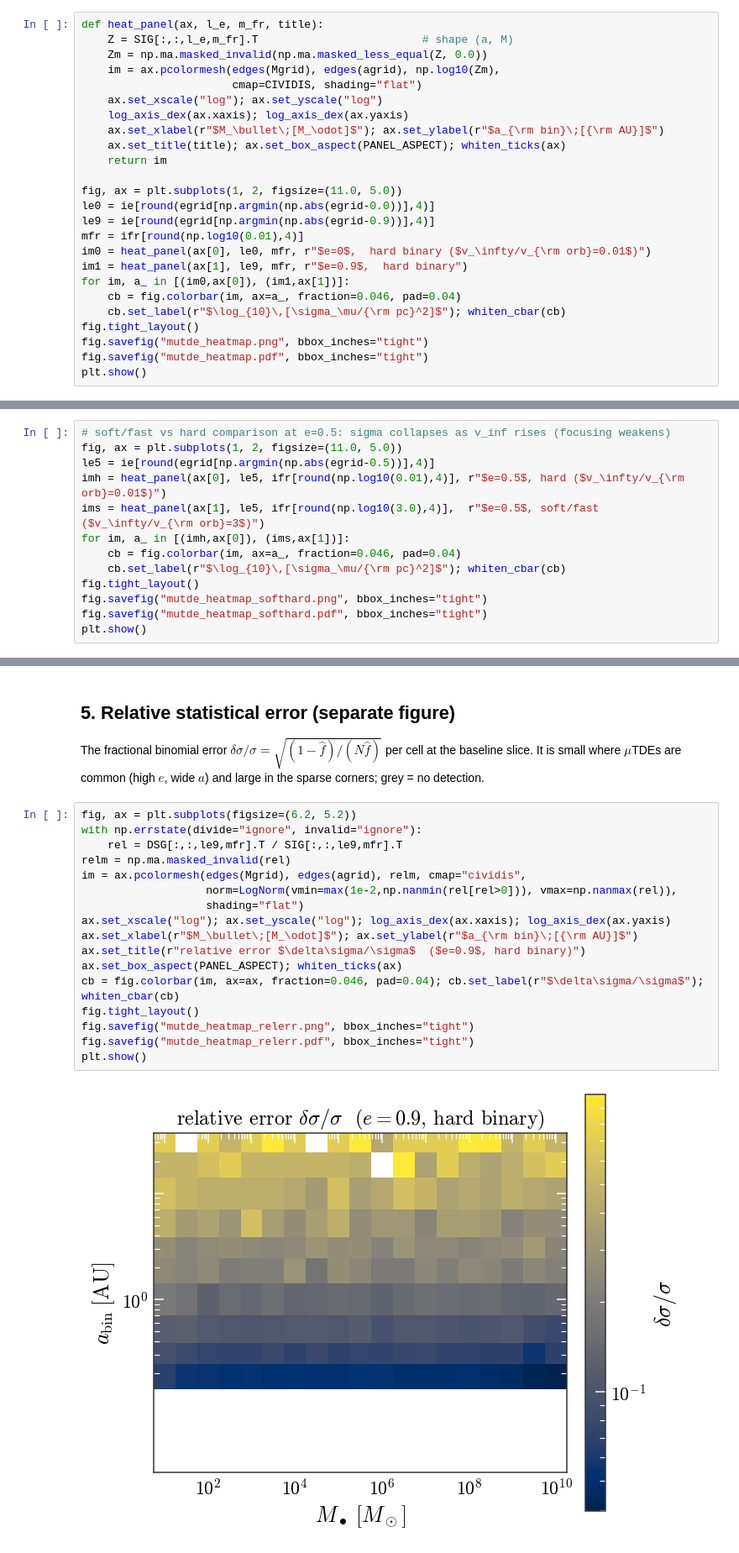
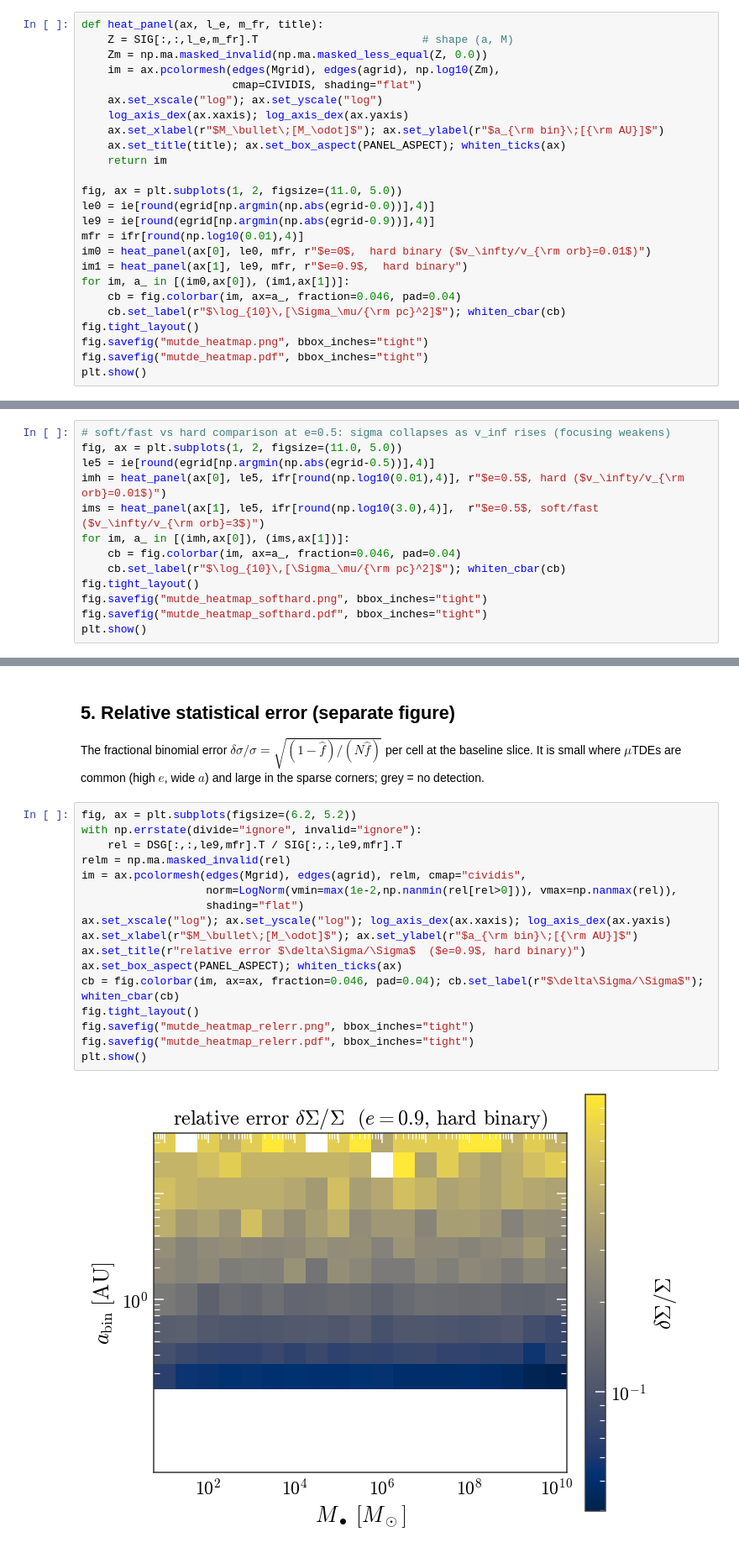
Before and after one commit to Kkritos/smbh-binary, a Jupyter notebook: analysis/bhstar_mutde/notebooks/analyze_mutde_cross_sections.ipynb, the cells around one changed output, grey strips where cells are left out. Shown at 84% size. Cells and saved outputs as stored; diff of their text form.

```diff
--- a/analysis/bhstar_mutde/notebooks/analyze_mutde_cross_sections.ipynb
+++ b/analysis/bhstar_mutde/notebooks/analyze_mutde_cross_sections.ipynb
@@ -259,7 +259,7 @@ im0 = heat_panel(ax[0], le0, mfr, r"$e=0$,  hard binary ($v_\infty/v_{\rm orb}=0
 im1 = heat_panel(ax[1], le9, mfr, r"$e=0.9$,  hard binary")
 for im, a_ in [(im0,ax[0]), (im1,ax[1])]:
     cb = fig.colorbar(im, ax=a_, fraction=0.046, pad=0.04)
-    cb.set_label(r"$\log_{10}\,[\sigma_\mu/{\rm pc}^2]$"); whiten_cbar(cb)
+    cb.set_label(r"$\log_{10}\,[\Sigma_\mu/{\rm pc}^2]$"); whiten_cbar(cb)
 fig.tight_layout()
 fig.savefig("mutde_heatmap.png", bbox_inches="tight")
 fig.savefig("mutde_heatmap.pdf", bbox_inches="tight")
@@ -274,7 +274,7 @@ imh = heat_panel(ax[0], le5, ifr[round(np.log10(0.01),4)], r"$e=0.5$, hard ($v_\
 ims = heat_panel(ax[1], le5, ifr[round(np.log10(3.0),4)],  r"$e=0.5$, soft/fast ($v_\infty/v_{\rm orb}=3$)")
 for im, a_ in [(imh,ax[0]), (ims,ax[1])]:
     cb = fig.colorbar(im, ax=a_, fraction=0.046, pad=0.04)
-    cb.set_label(r"$\log_{10}\,[\sigma_\mu/{\rm pc}^2]$"); whiten_cbar(cb)
+    cb.set_label(r"$\log_{10}\,[\Sigma_\mu/{\rm pc}^2]$"); whiten_cbar(cb)
 fig.tight_layout()
 fig.savefig("mutde_heatmap_softhard.png", bbox_inches="tight")
 fig.savefig("mutde_heatmap_softhard.pdf", bbox_inches="tight")
@@ -290,22 +290,22 @@ sparse corners; grey = no detection.
 # %%
 fig, ax = plt.subplots(figsize=(6.2, 5.2))
 with np.errstate(divide="ignore", invalid="ignore"):
     rel = DSG[:,:,le9,mfr].T / SIG[:,:,le9,mfr].T
 relm = np.ma.masked_invalid(rel)
 im = ax.pcolormesh(edges(Mgrid), edges(agrid), relm, cmap="cividis",
                    norm=LogNorm(vmin=max(1e-2,np.nanmin(rel[rel>0])), vmax=np.nanmax(rel)),
                    shading="flat")
 ax.set_xscale("log"); ax.set_yscale("log"); log_axis_dex(ax.xaxis); log_axis_dex(ax.yaxis)
 ax.set_xlabel(r"$M_\bullet\;[M_\odot]$"); ax.set_ylabel(r"$a_{\rm bin}\;[{\rm AU}]$")
-ax.set_title(r"relative error $\delta\sigma/\sigma$  ($e=0.9$, hard binary)")
+ax.set_title(r"relative error $\delta\Sigma/\Sigma$  ($e=0.9$, hard binary)")
 ax.set_box_aspect(PANEL_ASPECT); whiten_ticks(ax)
-cb = fig.colorbar(im, ax=ax, fraction=0.046, pad=0.04); cb.set_label(r"$\delta\sigma/\sigma$"); whiten_cbar(cb)
+cb = fig.colorbar(im, ax=ax, fraction=0.046, pad=0.04); cb.set_label(r"$\delta\Sigma/\Sigma$"); whiten_cbar(cb)
 fig.tight_layout()
 fig.savefig("mutde_heatmap_relerr.png", bbox_inches="tight")
 fig.savefig("mutde_heatmap_relerr.pdf", bbox_inches="tight")
 plt.show()
 # %% [output]
-[figure, old version]
+[figure, new version]
 # %% [markdown]
 ## 6. How $\sigma_\mu$ varies across the grid
 
```
Also changed, not shown: parts of 7 cells of this notebook, 25 other files.
